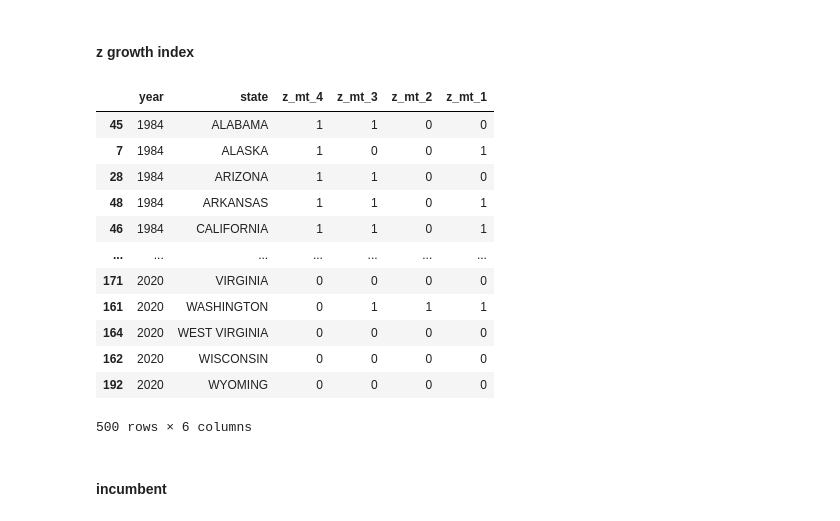
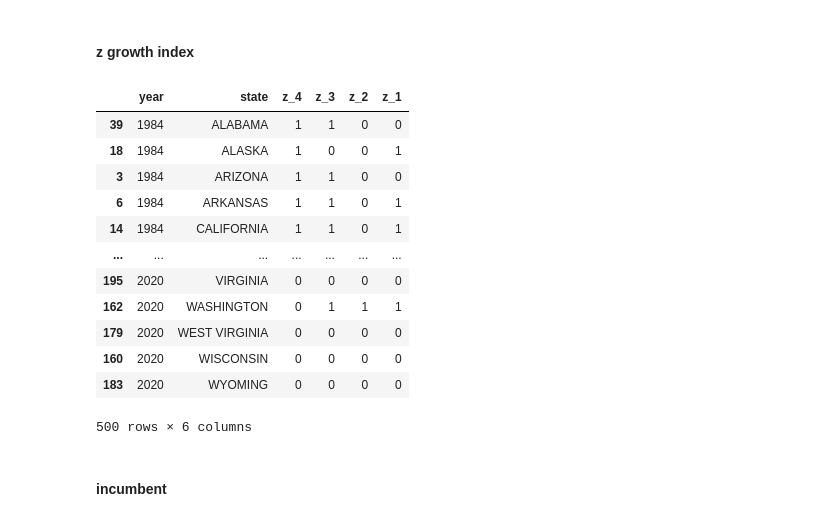
Before and after one commit to ranieri-unimi/bastianin-2022, a Jupyter notebook: datastroyer.ipynb, the cells around one changed output. Cells and saved outputs as stored; diff of their text form; code cells hidden in the pictures.

```diff
--- a/datastroyer.ipynb
+++ b/datastroyer.ipynb
@@ -275,26 +275,26 @@ sell(gdp_index, 'gdp-growth')
 # %% [markdown]
 #### z growth index
 # %%
-# linear combo Z (fair = m2 +m1))
-# maybe k = 1 was better
+zk = 1
+zsx = '_mt' if zk-1 else ''
 growth_index = pd.concat([beadiff(gdp_real_97,'gdp_real'), beadiff(gdp_real_12,'gdp_real')])
 growth_index.gdp_real = growth_index.gdp_real.apply(lambda x : 1 if x > GDP_THRESHOLD else 0)
-growth_index = var42(growth_index, new_colname='z'+sx, old_colname='gdp_real', jump=1)
+growth_index = var42(growth_index, new_colname='z'+zsx, old_colname='gdp_real', jump=zk)
 
 sell(growth_index, 'z-growth')
 # %% [output]
-|  | year | state | z_mt_4 | z_mt_3 | z_mt_2 | z_mt_1 |
-| 45 | 1984 | ALABAMA | 1 | 1 | 0 | 0 |
-| 7 | 1984 | ALASKA | 1 | 0 | 0 | 1 |
-| 28 | 1984 | ARIZONA | 1 | 1 | 0 | 0 |
-| 48 | 1984 | ARKANSAS | 1 | 1 | 0 | 1 |
-| 46 | 1984 | CALIFORNIA | 1 | 1 | 0 | 1 |
+|  | year | state | z_4 | z_3 | z_2 | z_1 |
+| 39 | 1984 | ALABAMA | 1 | 1 | 0 | 0 |
+| 18 | 1984 | ALASKA | 1 | 0 | 0 | 1 |
+| 3 | 1984 | ARIZONA | 1 | 1 | 0 | 0 |
+| 6 | 1984 | ARKANSAS | 1 | 1 | 0 | 1 |
+| 14 | 1984 | CALIFORNIA | 1 | 1 | 0 | 1 |
 | ... | ... | ... | ... | ... | ... | ... |
-| 171 | 2020 | VIRGINIA | 0 | 0 | 0 | 0 |
-| 161 | 2020 | WASHINGTON | 0 | 1 | 1 | 1 |
-| 164 | 2020 | WEST VIRGINIA | 0 | 0 | 0 | 0 |
-| 162 | 2020 | WISCONSIN | 0 | 0 | 0 | 0 |
-| 192 | 2020 | WYOMING | 0 | 0 | 0 | 0 |
+| 195 | 2020 | VIRGINIA | 0 | 0 | 0 | 0 |
+| 162 | 2020 | WASHINGTON | 0 | 1 | 1 | 1 |
+| 179 | 2020 | WEST VIRGINIA | 0 | 0 | 0 | 0 |
+| 160 | 2020 | WISCONSIN | 0 | 0 | 0 | 0 |
+| 183 | 2020 | WYOMING | 0 | 0 | 0 | 0 |
 500 rows × 6 columns
 # %% [markdown]
 #### incumbent
```
Also changed, not shown: parts of 10 cells of this notebook, 2 other files.
